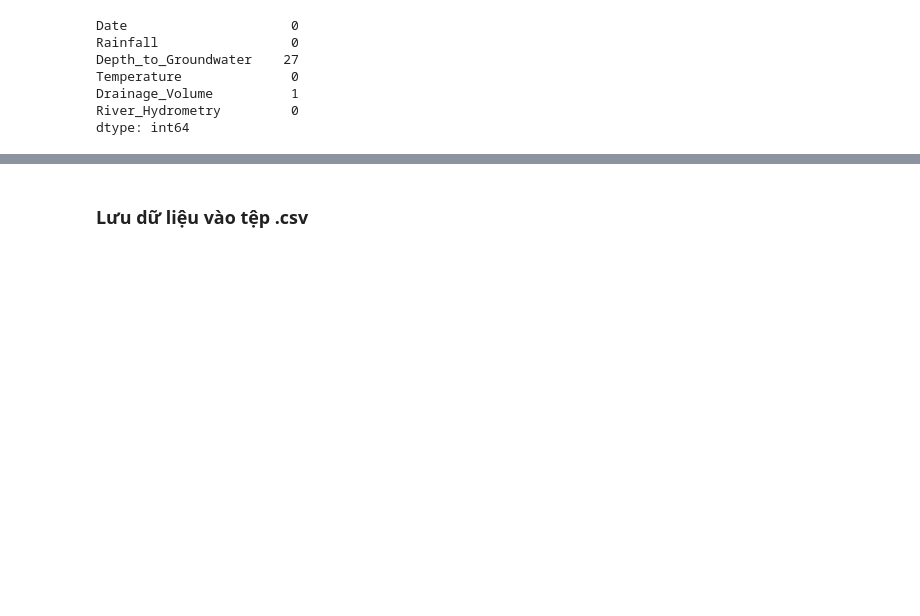
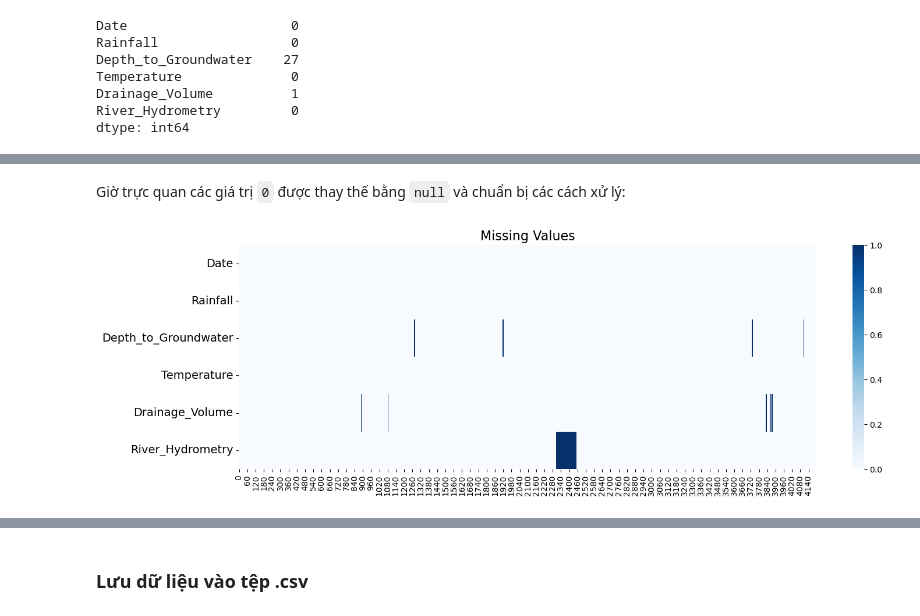
Before and after one commit to GenNyu/Lab-2---DV, a Jupyter notebook: 2.1_Preprocessing.ipynb, the cells around one changed output, grey strips where cells are left out. Drawn from its saved outputs; the diff is of its cells as text; code cells hidden in the pictures; blank space fills up the shorter version.

```diff
--- a/2.1_Preprocessing.ipynb
+++ b/2.1_Preprocessing.ipynb
@@ -107,0 +108,14 @@ plt.show()
+# %% [markdown]
+Giờ trực quan các giá trị `0` được thay thế bằng `null` và chuẩn bị các cách xử lý:
+# %%
+f, ax = plt.subplots(nrows=1, ncols=1, figsize=(16, 5))
+
+sns.heatmap(df.T.isna(), cmap='Blues')
+ax.set_title('Missing Values', fontsize=16)
+
+for tick in ax.yaxis.get_major_ticks():
+    tick.label1.set_fontsize(14)
+
+plt.show()
+# %% [output]
+[figure, added]
```
Also changed, not shown: parts of 52 cells of this notebook, 1 other file.
